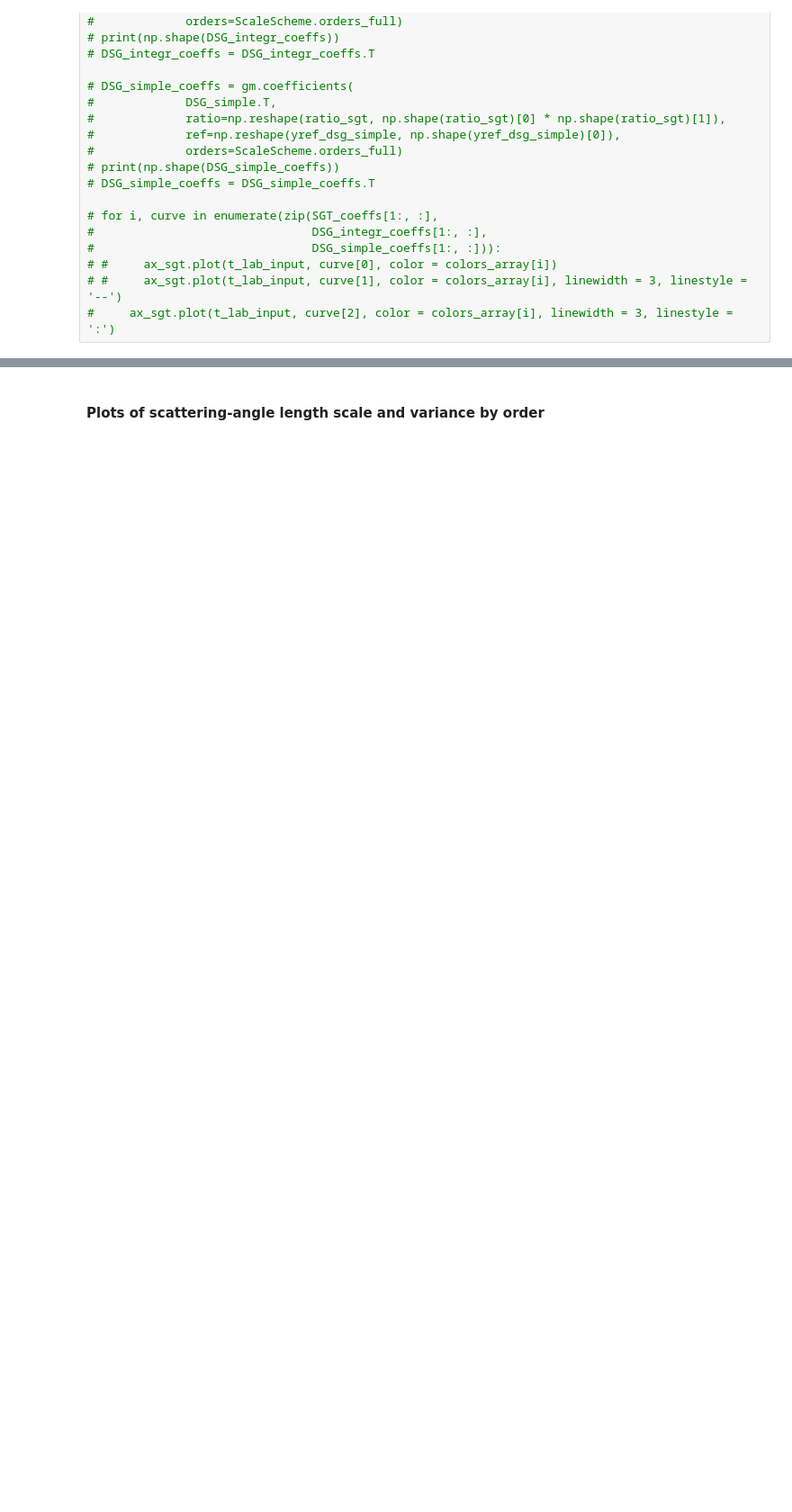
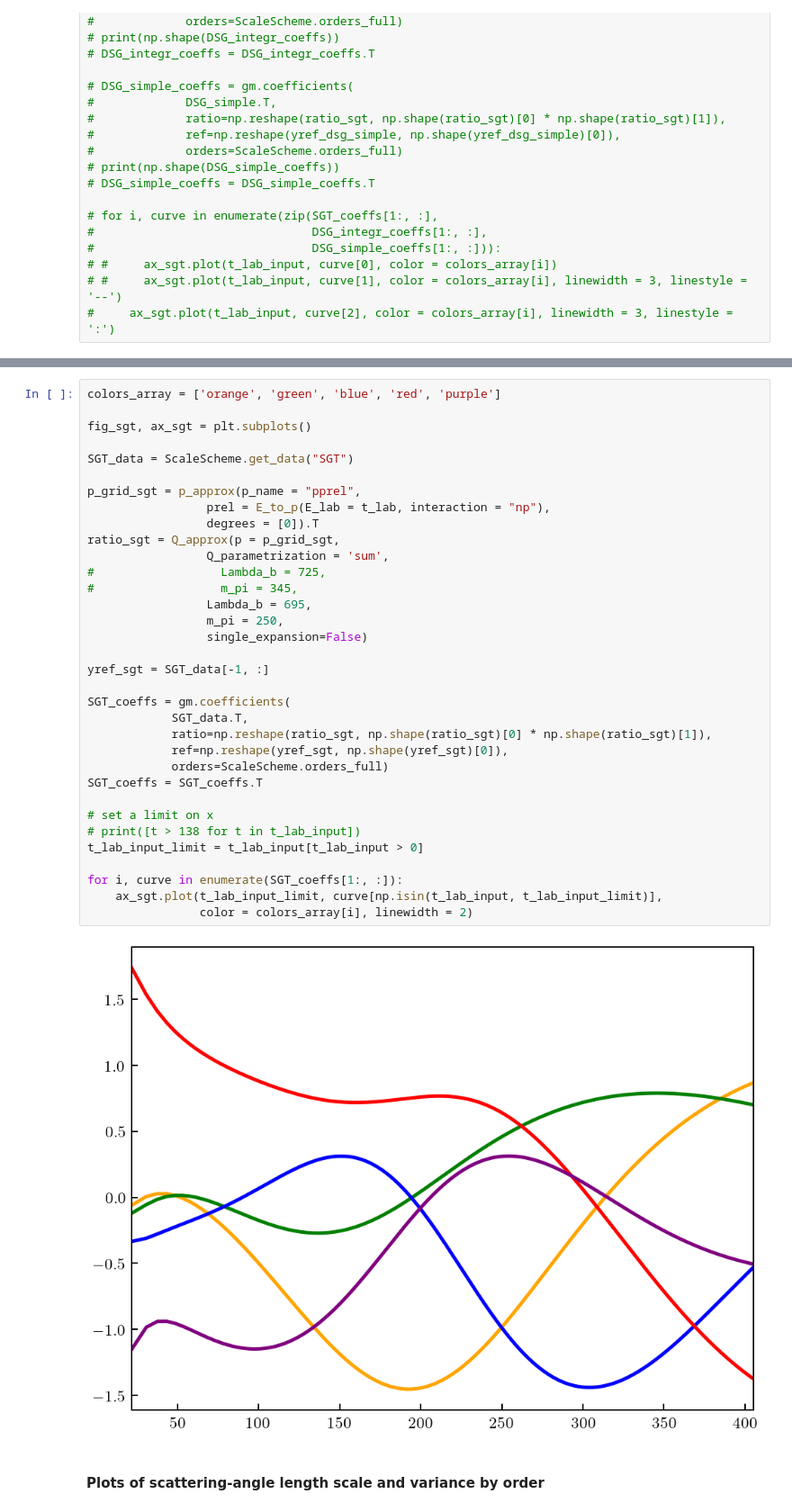
Before and after one commit to buqeye/modern_nn_potentials, a Jupyter notebook: notebooks/paper_figures_2.ipynb, the cells around one changed output, grey strips where cells are left out. Shown at 90% size. Drawn from its saved outputs; the diff is of its cells as text; blank space fills up the shorter version.

```diff
--- a/notebooks/paper_figures_2.ipynb
+++ b/notebooks/paper_figures_2.ipynb
@@ -173,3 +321,39 @@ mpl.rc(
+# %%
+colors_array = ['orange', 'green', 'blue', 'red', 'purple']
+
+fig_sgt, ax_sgt = plt.subplots()
+
+SGT_data = ScaleScheme.get_data("SGT")
+
+p_grid_sgt = p_approx(p_name = "pprel",
+                 prel = E_to_p(E_lab = t_lab, interaction = "np"),
+                 degrees = [0]).T
+ratio_sgt = Q_approx(p = p_grid_sgt,
+                 Q_parametrization = 'sum',
+#                  Lambda_b = 725,
+#                  m_pi = 345,
+                 Lambda_b = 695,
+                 m_pi = 250,
+                 single_expansion=False)
+
+yref_sgt = SGT_data[-1, :]
+
+SGT_coeffs = gm.coefficients(
+            SGT_data.T,
+            ratio=np.reshape(ratio_sgt, np.shape(ratio_sgt)[0] * np.shape(ratio_sgt)[1]),
+            ref=np.reshape(yref_sgt, np.shape(yref_sgt)[0]),
+            orders=ScaleScheme.orders_full)
+SGT_coeffs = SGT_coeffs.T
+
+# set a limit on x
+# print([t > 138 for t in t_lab_input])
+t_lab_input_limit = t_lab_input[t_lab_input > 0]
+
+for i, curve in enumerate(SGT_coeffs[1:, :]):
+    ax_sgt.plot(t_lab_input_limit, curve[np.isin(t_lab_input, t_lab_input_limit)],
+                color = colors_array[i], linewidth = 2)
+# %% [output]
+[figure, added]
 # %% [markdown]
 #### Plots of scattering-angle length scale and variance by order
 # %%
```
Also changed, not shown: parts of 7 cells of this notebook, 5 other files.
